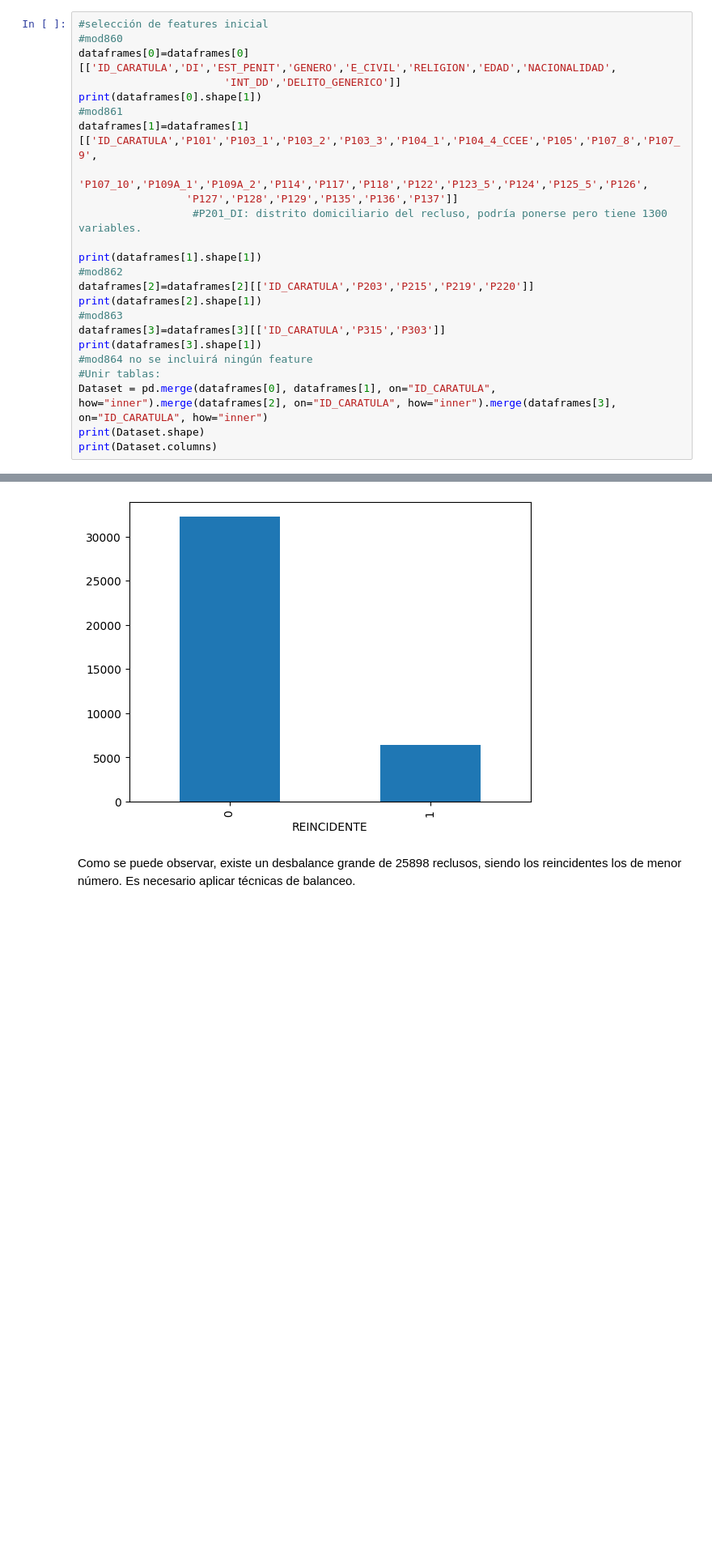
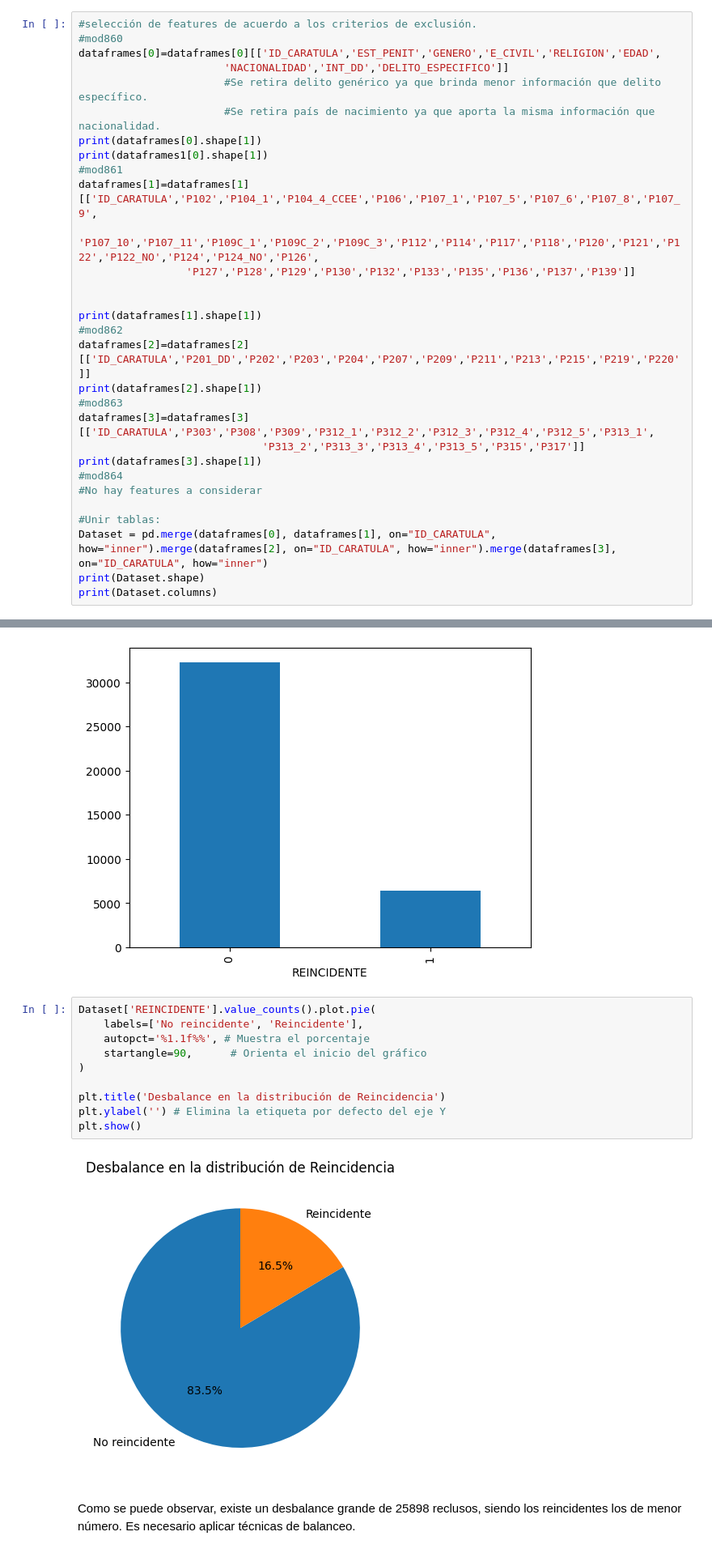
Before and after one commit to RenzoDacillo/Reincidencia-en-prisiones, a Jupyter notebook: notebooks/01_eda.ipynb, the cells around one changed output, grey strips where cells are left out. Shown at 81% size. Drawn from its saved outputs; the diff is of its cells as text; blank space fills up the shorter version.

```diff
--- a/notebooks/01_eda.ipynb
+++ b/notebooks/01_eda.ipynb
@@ -386,23 +559,29 @@ OMICAP200            2                    0.00
 # %%
-#selección de features inicial
+#selección de features de acuerdo a los criterios de exclusión.
 #mod860
-dataframes[0]=dataframes[0][['ID_CARATULA','DI','EST_PENIT','GENERO','E_CIVIL','RELIGION','EDAD','NACIONALIDAD',
-                       'INT_DD','DELITO_GENERICO']]
+dataframes[0]=dataframes[0][['ID_CARATULA','EST_PENIT','GENERO','E_CIVIL','RELIGION','EDAD',
+                       'NACIONALIDAD','INT_DD','DELITO_ESPECIFICO']]
+                       #Se retira delito genérico ya que brinda menor información que delito específico.
+                       #Se retira país de nacimiento ya que aporta la misma información que nacionalidad.
 print(dataframes[0].shape[1])
+print(dataframes1[0].shape[1])
 #mod861
-dataframes[1]=dataframes[1][['ID_CARATULA','P101','P103_1','P103_2','P103_3','P104_1','P104_4_CCEE','P105','P107_8','P107_9',
-                 'P107_10','P109A_1','P109A_2','P114','P117','P118','P122','P123_5','P124','P125_5','P126',
-                 'P127','P128','P129','P135','P136','P137']]
-                  #P201_DI: distrito domiciliario del recluso, podría ponerse pero tiene 1300 variables.
+dataframes[1]=dataframes[1][['ID_CARATULA','P102','P104_1','P104_4_CCEE','P106','P107_1','P107_5','P107_6','P107_8','P107_9',
+                 'P107_10','P107_11','P109C_1','P109C_2','P109C_3','P112','P114','P117','P118','P120','P121','P122','P122_NO','P124','P124_NO','P126',
+                 'P127','P128','P129','P130','P132','P133','P135','P136','P137','P139']]
+
 
 print(dataframes[1].shape[1])
 #mod862
-dataframes[2]=dataframes[2][['ID_CARATULA','P203','P215','P219','P220']]
+dataframes[2]=dataframes[2][['ID_CARATULA','P201_DD','P202','P203','P204','P207','P209','P211','P213','P215','P219','P220']]
 print(dataframes[2].shape[1])
 #mod863
-dataframes[3]=dataframes[3][['ID_CARATULA','P315','P303']]
+dataframes[3]=dataframes[3][['ID_CARATULA','P303','P308','P309','P312_1','P312_2','P312_3','P312_4','P312_5','P313_1',
+                             'P313_2','P313_3','P313_4','P313_5','P315','P317']]
 print(dataframes[3].shape[1])
-#mod864 no se incluirá ningún feature
+#mod864
+#No hay features a considerar
+
 #Unir tablas:
 Dataset = pd.merge(dataframes[0], dataframes[1], on="ID_CARATULA", how="inner").merge(dataframes[2], on="ID_CARATULA", how="inner").merge(dataframes[3], on="ID_CARATULA", how="inner")
 print(Dataset.shape)
@@ -510,5 +625,17 @@ REINCIDENTE
 1     6363
 Name: count, dtype: int64
 [figure]
+# %%
+Dataset['REINCIDENTE'].value_counts().plot.pie(
+    labels=['No reincidente', 'Reincidente'],
+    autopct='%1.1f%%', # Muestra el porcentaje
+    startangle=90,      # Orienta el inicio del gráfico
+)
+
+plt.title('Desbalance en la distribución de Reincidencia')
+plt.ylabel('') # Elimina la etiqueta por defecto del eje Y
+plt.show()
+# %% [output]
+[figure, added]
 # %% [markdown]
 Como se puede observar, existe un desbalance grande de 25898 reclusos, siendo los reincidentes los de menor número. Es necesario aplicar técnicas de balanceo.
```
Also changed, not shown: parts of 75 cells of this notebook.
